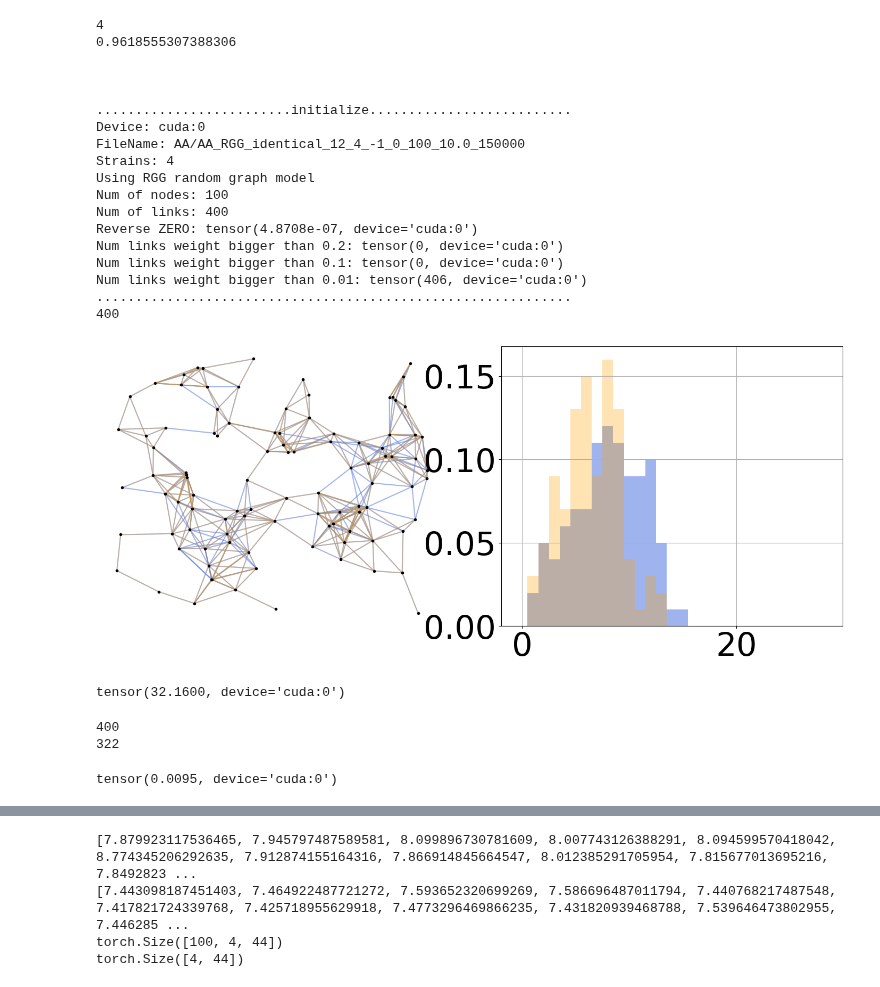
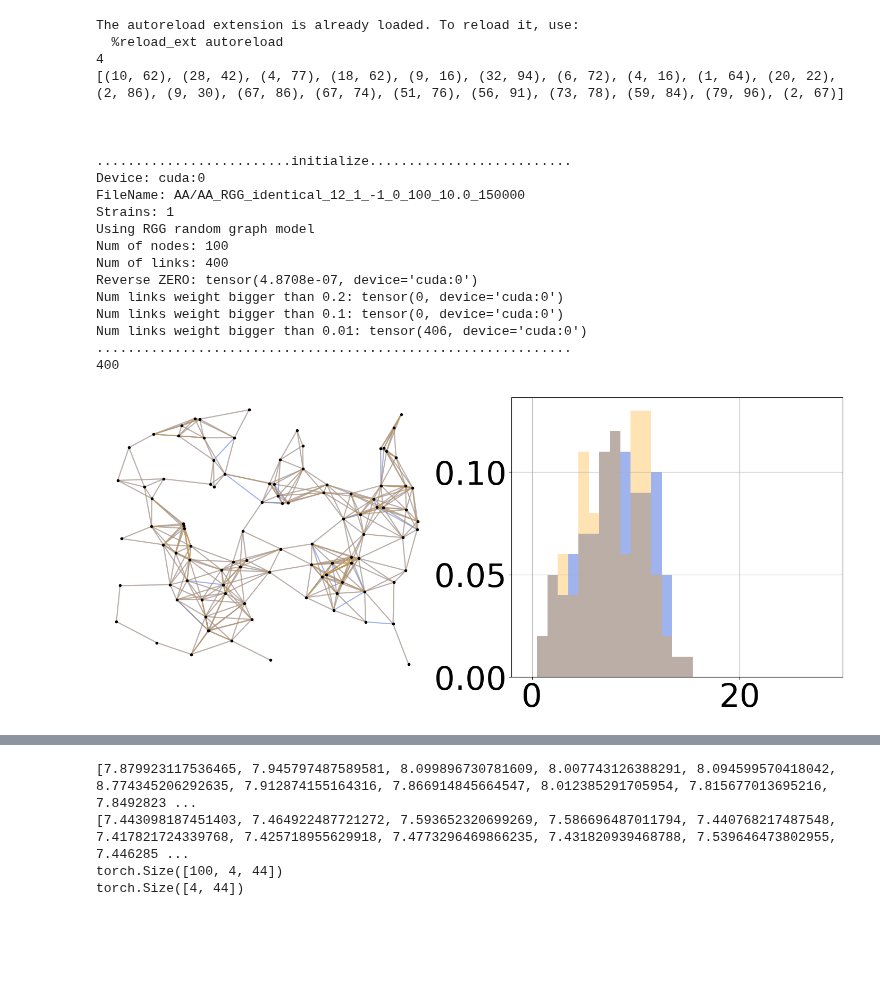
Before and after one commit to bizhili/Topology_Learning_Epis, a Jupyter notebook: test_multi_cities_no_att_new.ipynb, the cells around one changed output, grey strips where cells are left out. Drawn from its saved outputs; the diff is of its cells as text; code cells hidden in the pictures; blank space fills up the shorter version.

```diff
--- a/test_multi_cities_no_att_new.ipynb
+++ b/test_multi_cities_no_att_new.ipynb
@@ -21,32 +21,9 @@ import modules.simulation as simulation
 import modules.utils as utils
 import modules.nn as mynn
 import modules.evaluate as evaluate
+import modules.transfer as transfer
 import math
 
-def create_transfer_net(Aw, paras, nf= 2, mf= 10, device= "cpu"):
-    seleNodes = random.sample(range(paras.n), 2)
-    AwSub= Aw.cpu().numpy().copy()
-    Awf= torch.tensor(AwSub, device= device)
-    AwSub[seleNodes, :]= 0
-    AwSub[:, seleNodes]= 0
-    AwSubM= int((AwSub>0).sum()/2)
-    seleLinks = random.sample(range(AwSubM), 10)
-    # seleLinksId= set()
-    countL= -1
-    for i in range(paras.n):
-        for j in range(i, paras.n):
-            if AwSub[i, j]>0:
-                countL+= 1
-                if countL in seleLinks:
-                    # seleLinksId.add((i, j))
-                    rN= random.sample(seleNodes, 1)
-                    Awf[i, j]= 0
-                    Awf[j, i]= 0
-                    Awf[j, rN]+= paras.identicalf
-                    Awf[rN, j]+= paras.identicalf
-                    Awf[i, rN]+= paras.identicalf
-                    Awf[rN, i]+= paras.identicalf
-    return Awf
 
 #Changeable parameters
 parser = argparse.ArgumentParser(description='Topology fitting parameters')
@@ -66,9 +43,9 @@ paras.seed= 12
 paras.plot= "spring"
 if paras.randomGraph== "RGG":
     paras.plot= "2d_RGG"
-paras.strains= 4
+paras.strains= 1
 paras.dense= 0
-paras.identicalf= 0.001
+paras.identicalf= 0.01
 paras.n= 100
 
 
@@ -76,7 +53,7 @@ random.seed(paras.seed)
 
 #results and logs file name
 fileName= f"{paras.modelLoad}/{paras.modelLoad}_{paras.randomGraph}_{paras.weightModel}_{paras.seed}_{paras.strains}\
-_{paras.intense}_{paras.dense}_{paras.n}_{paras.identicalf*10000}_{paras.epoches}"
+_{paras.intense}_{paras.dense}_{paras.n}_{paras.identicalf*1000}_{paras.epoches}"
 
 printFlag= 1
 if printFlag!=1:
@@ -85,7 +62,6 @@ if printFlag!=1:
 plotFlag= 1
 
 device= paras.device if torch.cuda.is_available() else "cpu"
-
 
 P= population.population(paras.n, device= device)
 
@@ -114,8 +90,6 @@ else:
     else:
         P= population.population(paras.n, device= device)
 
-
-
 #assign adjacency weight to matrix: degree(defult), gravity
 
 if paras.weightModel=="degree":
@@ -128,16 +102,12 @@ elif  paras.weightModel=="none":
     Aw= A.to(device= device)
 
 npzfile = np.load("results/"+fileName+".npz")
-
 PreA= torch.tensor(npzfile["Apre"]).to(device= device)
 Aw= torch.tensor(npzfile["A"]).to(device= device)
 G= nx.from_numpy_array((Aw>0.001).cpu().numpy())
 sortGp, _= torch.sort(PreA.flatten())
 Gp= nx.from_numpy_array((PreA>=sortGp[-G.number_of_edges()-100]).cpu().numpy())
-
-print(npzfile["cosine_similarity"])
-
-Awf= create_transfer_net(Aw, paras, nf= 2, mf= 10, device= device)
+Awf, originalNodes, seleLinksT, routingNodes= transfer.create_transfer_net(Aw, G, paras, mf= 20, device= device)
 Gf = nx.from_numpy_array((Awf>0.001).cpu().numpy())
 # Aw= Awf
 
@@ -150,52 +120,37 @@ utils.log_print(printFlag,"Using", paras.randomGraph, "random graph model")
 utils.log_print(printFlag,"Num of nodes:", G.number_of_nodes())
 utils.log_print(printFlag,"Num of links:", G.number_of_edges())
 Zmat= A_mat.create_A_mat(Aw, P)
 Zmat2= A_mat.reverse_A_mat(Zmat-torch.eye(Aw.shape[0], dtype= torch.float32, device= Aw.device), P)
 utils.log_print(printFlag,"Reverse ZERO:", torch.sum(torch.abs(Zmat2-Aw)))
 utils.log_print(printFlag,"Num links weight bigger than 0.2:", torch.sum(Zmat>0.2)-paras.n)
 utils.log_print(printFlag,"Num links weight bigger than 0.1:", torch.sum(Zmat>0.1)-paras.n)
 utils.log_print(printFlag,"Num links weight bigger than 0.01:", torch.sum(Zmat>0.01)-paras.n)
 utils.log_print(printFlag,".............................................................")
 #plot this network
 if plotFlag==1:
     if paras.plot== "2d_RGG":
-        plotGraph.plot_spring_and_degree(G, Gp, pos= pos)
+        plotGraph.plot_spring_and_degree(G, Gf, pos= pos)
     elif paras.plot== "spring":
         plotGraph.plot_spring_and_degree(G, Gf)
 # %% [output]
+The autoreload extension is already loaded. To reload it, use:
+  %reload_ext autoreload
 4
-0.9618555307388306
+[(10, 62), (28, 42), (4, 77), (18, 62), (9, 16), (32, 94), (6, 72), (4, 16), (1, 64), (20, 22), (2, 86), (9, 30), (67, 86), (67, 74), (51, 76), (56, 91), (73, 78), (59, 84), (79, 96), (2, 67)]
 
 
 
 .........................initialize..........................
 Device: cuda:0
-FileName: AA/AA_RGG_identical_12_4_-1_0_100_10.0_150000
-Strains: 4
+FileName: AA/AA_RGG_identical_12_1_-1_0_100_10.0_150000
+Strains: 1
 Using RGG random graph model
 Num of nodes: 100
 Num of links: 400
 Reverse ZERO: tensor(4.8708e-07, device='cuda:0')
 Num links weight bigger than 0.2: tensor(0, device='cuda:0')
 Num links weight bigger than 0.1: tensor(0, device='cuda:0')
 Num links weight bigger than 0.01: tensor(406, device='cuda:0')
 .............................................................
 400
-[figure, old version]
+[figure, new version]
-# %%
-testAw= Aw+Aw.sum(dim= 1, keepdim= True).T+Aw.sum(dim= 0, keepdim= True).T
-testAwf= Awf+Awf.sum(dim= 1, keepdim= True).T+Awf.sum(dim= 0, keepdim= True).T
-
-print(torch.sum(testAw-testAwf))
-# %% [output]
-tensor(32.1600, device='cuda:0')
-# %%
-print(G.number_of_edges())
-print(Gp.number_of_edges())
-# %% [output]
-400
-322
-# %%
-print(sortGp[-400])
-# %% [output]
-tensor(0.0095, device='cuda:0')
```
Also changed, not shown: parts of 8 cells of this notebook, 8 other files.
